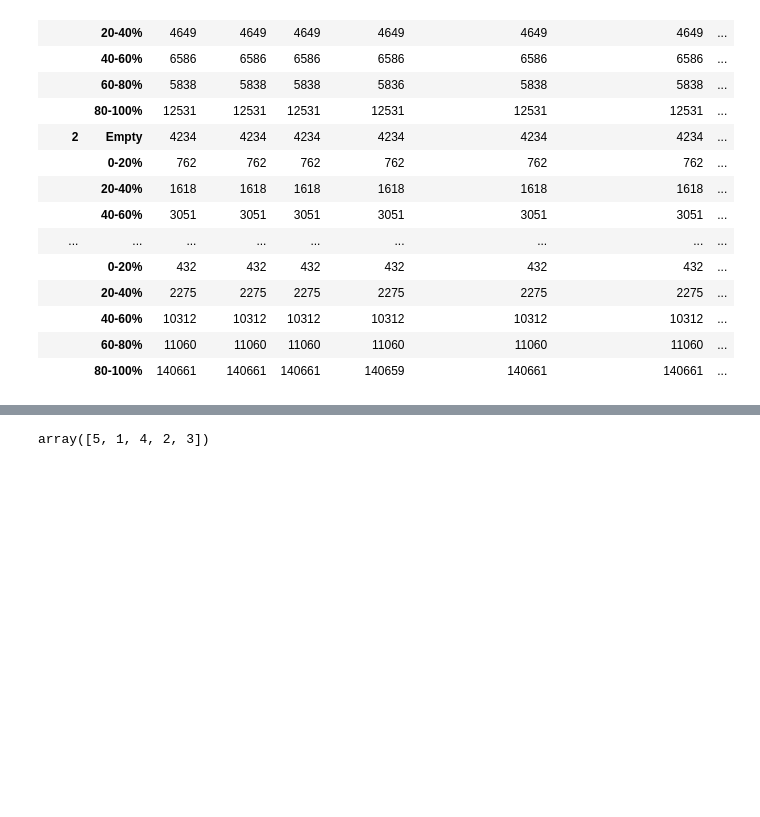
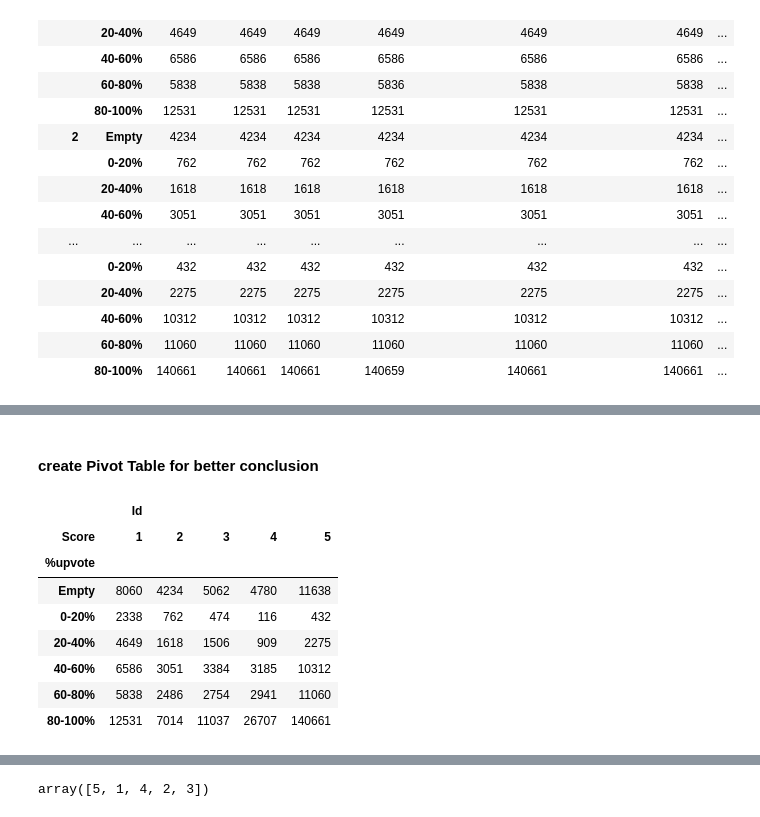
Before and after one commit to Dhrumil-Zion/Sentiments-Prediction-Using-NLP, a Jupyter notebook: Sentiment_Analyzer.ipynb, the cells around one changed output, grey strips where cells are left out. Cells and saved outputs as stored; diff of their text form; code cells hidden in the pictures; blank space fills up the shorter version.

```diff
--- a/Sentiment_Analyzer.ipynb
+++ b/Sentiment_Analyzer.ipynb
@@ -77,2 +150,14 @@ data_s = data.groupby(['Score','%upvote']).agg({'Id':'count'}).reset_index()
+# %% [markdown]
+#### create Pivot Table for better conclusion
 # %%
-pivote_tbl = data_s.pivot(index='%upvote',columns='Score')
+data1_s.pivot(index='%upvote',columns='Score')
+# %% [output]
+|  | Id |  |  |  |  |
+| Score | 1 | 2 | 3 | 4 | 5 |
+| %upvote |  |  |  |  |  |
+| Empty | 8060 | 4234 | 5062 | 4780 | 11638 |
+| 0-20% | 2338 | 762 | 474 | 116 | 432 |
+| 20-40% | 4649 | 1618 | 1506 | 909 | 2275 |
+| 40-60% | 6586 | 3051 | 3384 | 3185 | 10312 |
+| 60-80% | 5838 | 2486 | 2754 | 2941 | 11060 |
+| 80-100% | 12531 | 7014 | 11037 | 26707 | 140661 |
```
Also changed, not shown: parts of 66 cells of this notebook.
